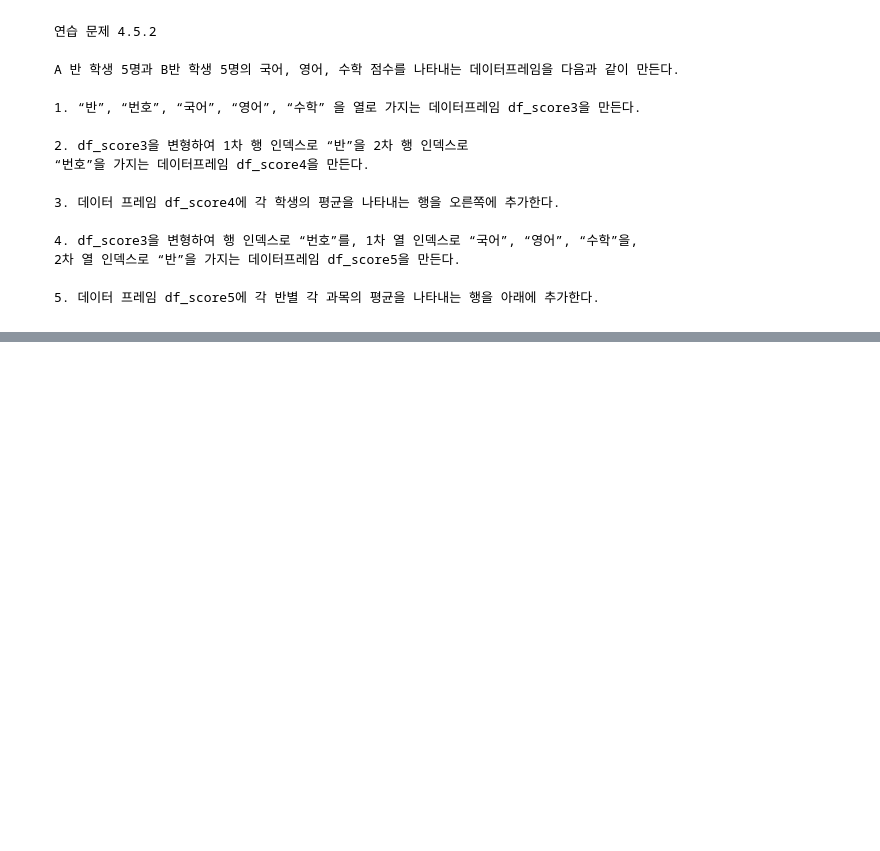
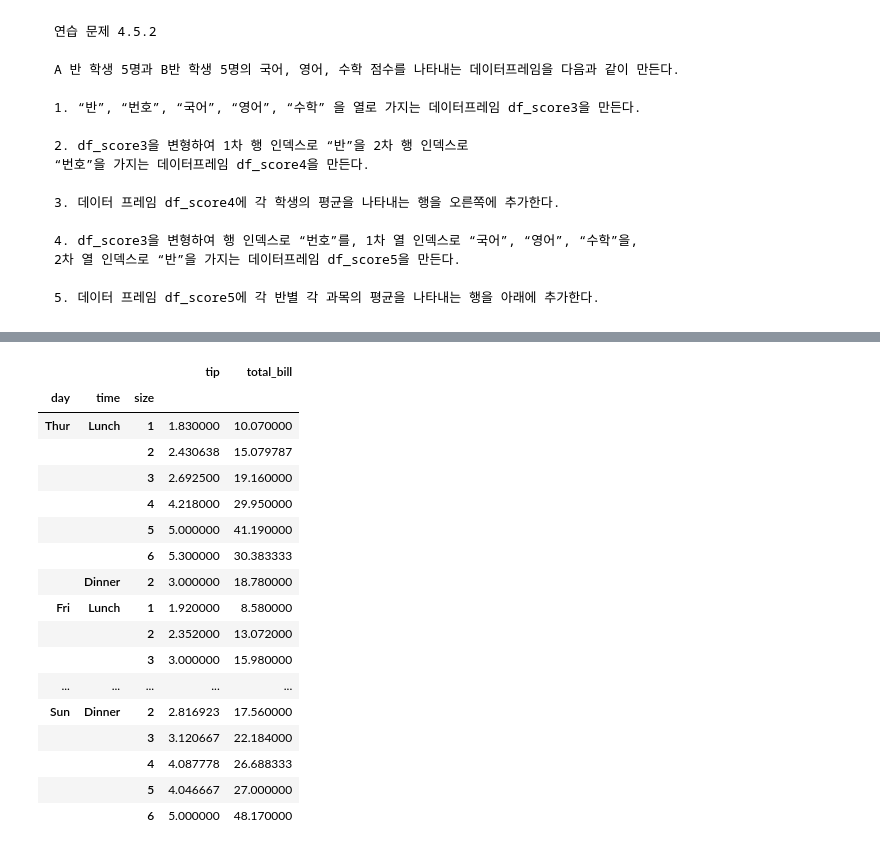
Before and after one commit to Lunawood/DataAnalysis-Lecture-2022.04, a Jupyter notebook: Assignment/DF8.ipynb, the cells around one changed output, grey strips where cells are left out. Saved outputs shown, nothing was run; the diff lists cells and outputs as text; code cells hidden in the pictures; blank space fills up the shorter version.

```diff
--- a/Assignment/DF8.ipynb
+++ b/Assignment/DF8.ipynb
@@ -434,0 +643,3 @@ A 반 학생 5명과 B반 학생 5명의 국어, 영어, 수학 점수를 나타
+# %%
+tips = sns.load_dataset('tips')
+tips.head()
@@ -434,0 +653,21 @@ A 반 학생 5명과 B반 학생 5명의 국어, 영어, 수학 점수를 나타
+# %%
+tips.pivot_table(['tip','total_bill'], ['day','time','size'])
+# %% [output]
+|  |  |  | tip | total_bill |
+| day | time | size |  |  |
+| Thur | Lunch | 1 | 1.830000 | 10.070000 |
+|  |  | 2 | 2.430638 | 15.079787 |
+|  |  | 3 | 2.692500 | 19.160000 |
+|  |  | 4 | 4.218000 | 29.950000 |
+|  |  | 5 | 5.000000 | 41.190000 |
+|  |  | 6 | 5.300000 | 30.383333 |
+|  | Dinner | 2 | 3.000000 | 18.780000 |
+| Fri | Lunch | 1 | 1.920000 | 8.580000 |
+|  |  | 2 | 2.352000 | 13.072000 |
+|  |  | 3 | 3.000000 | 15.980000 |
+| ... | ... | ... | ... | ... |
+| Sun | Dinner | 2 | 2.816923 | 17.560000 |
+|  |  | 3 | 3.120667 | 22.184000 |
+|  |  | 4 | 4.087778 | 26.688333 |
+|  |  | 5 | 4.046667 | 27.000000 |
+|  |  | 6 | 5.000000 | 48.170000 |
```
Also changed, not shown: parts of 25 cells of this notebook.
